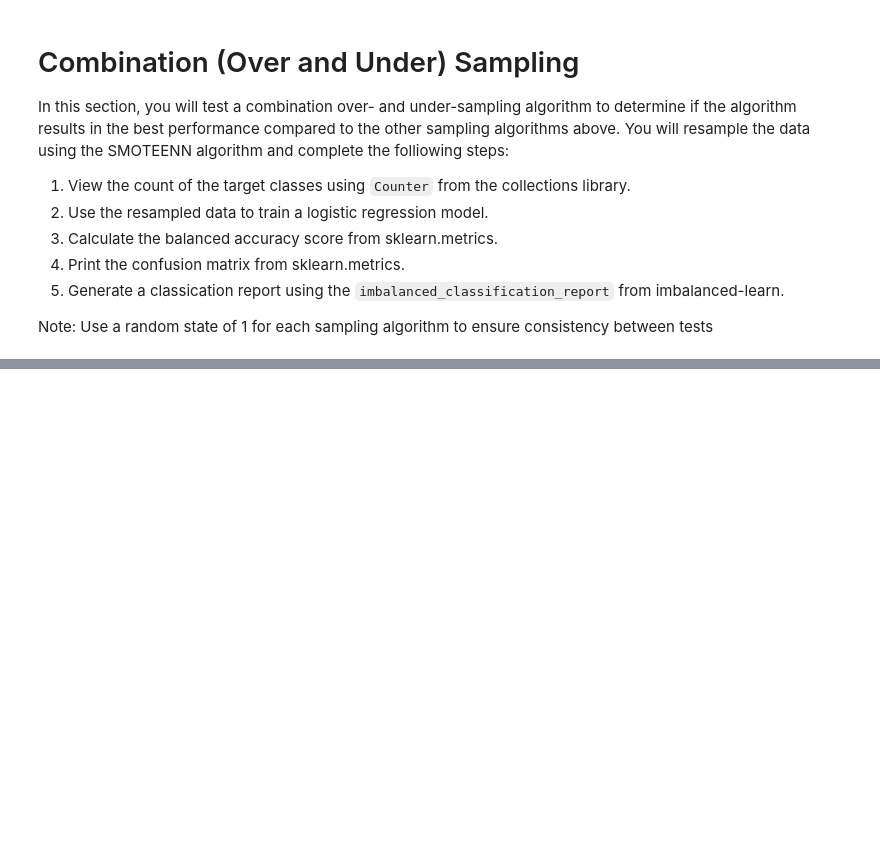
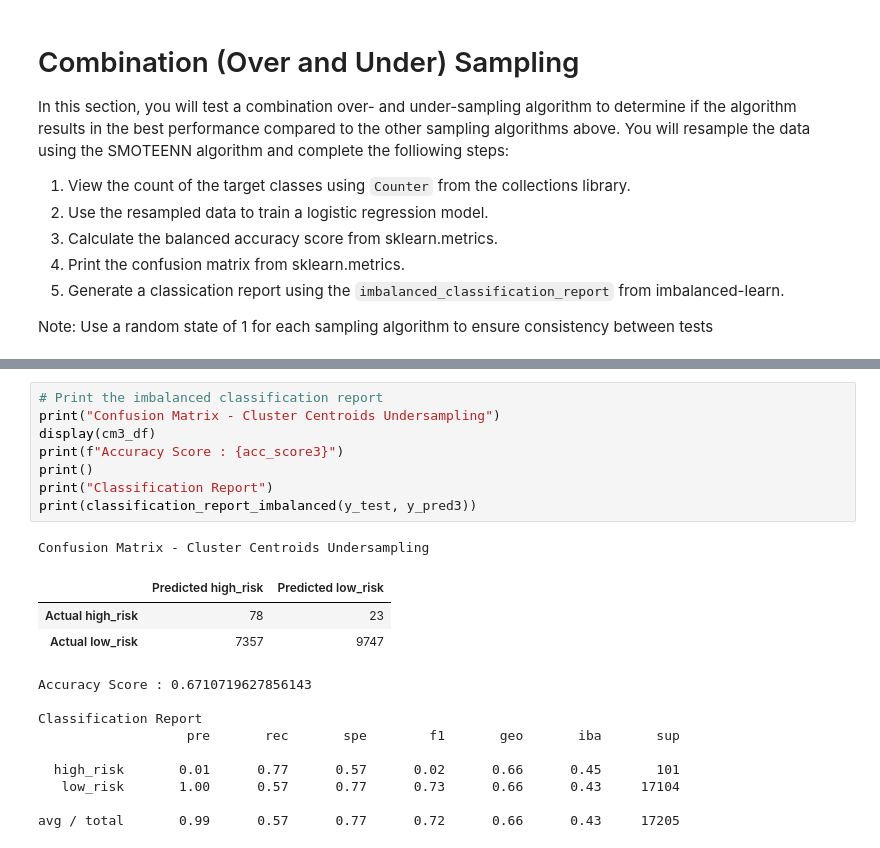
Before and after one commit to SamaanAnalyst/Credit_Risk_Analysis, a Jupyter notebook: credit_risk_resampling.ipynb, the cells around one changed output, grey strips where cells are left out. Drawn from its saved outputs; the diff is of its cells as text; blank space fills up the shorter version.

```diff
--- a/credit_risk_resampling.ipynb
+++ b/credit_risk_resampling.ipynb
@@ -454,0 +473,22 @@ Note: Use a random state of 1 for each sampling algorithm to ensure consistency
+# %%
+# Print the imbalanced classification report
+print("Confusion Matrix - Cluster Centroids Undersampling")
+display(cm3_df)
+print(f"Accuracy Score : {acc_score3}")
+print()
+print("Classification Report")
+print(classification_report_imbalanced(y_test, y_pred3))
+# %% [output]
+Confusion Matrix - Cluster Centroids Undersampling
+|  | Predicted high_risk | Predicted low_risk |
+| Actual high_risk | 78 | 23 |
+| Actual low_risk | 7357 | 9747 |
+Accuracy Score : 0.6710719627856143
+
+Classification Report
+                   pre       rec       spe        f1       geo       iba       sup
+
+  high_risk       0.01      0.77      0.57      0.02      0.66      0.45       101
+   low_risk       1.00      0.57      0.77      0.73      0.66      0.43     17104
+
+avg / total       0.99      0.57      0.77      0.72      0.66      0.43     17205
```
Also changed, not shown: parts of 13 cells of this notebook, 5 other files.
